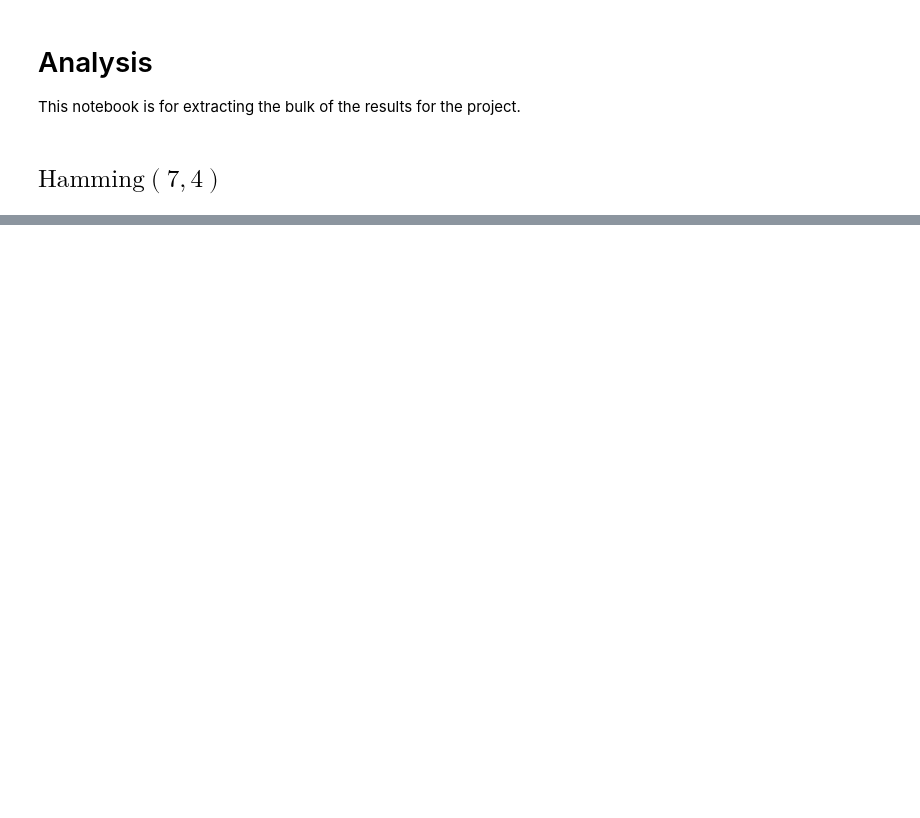
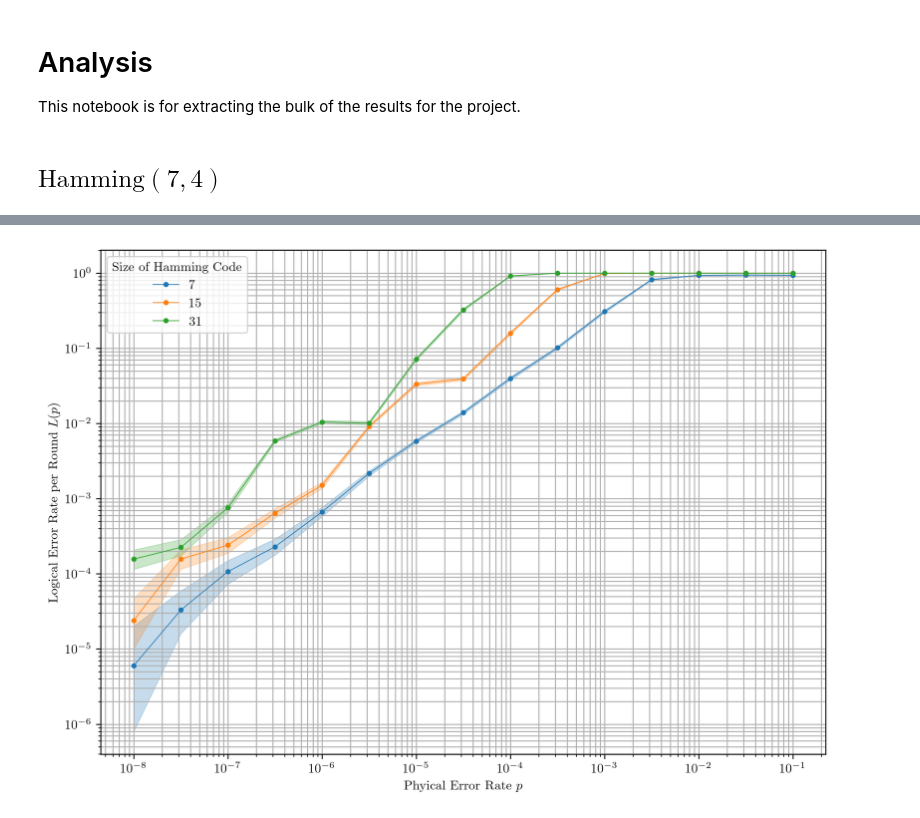
Before and after one commit to angelodibella/weave, a Jupyter notebook: Analysis.ipynb, the cells around one changed output, grey strips where cells are left out. Saved outputs shown, nothing was run; the diff lists cells and outputs as text; code cells hidden in the pictures; blank space fills up the shorter version.

```diff
--- a/Analysis.ipynb
+++ b/Analysis.ipynb
@@ -55,0 +157,10 @@ hp_code_rep_3_hamming_7_4 = model.StabilizerModel(
+# %%
+collected_hp_code_stats_spring_cross = sinter.collect(
+    num_workers=4,
+    tasks=hp_code_tasks_rep_hamming_spring_cross,
+    decoders=["bposd"],
+    custom_decoders=stimbposd.sinter_decoders(),
+    max_shots=1_000_000,
+    max_errors=5_000,
+    print_progress=True,
+)
@@ -55,0 +185,22 @@ hp_code_rep_3_hamming_7_4 = model.StabilizerModel(
+# %%
+fig = plt.figure(figsize=(10, 7))
+sinter.plot_error_rate(
+    ax=fig.gca(),
+    stats=collected_hp_code_stats_spring_cross,
+    x_func=lambda stat: stat.json_metadata["noise"],
+    group_func=lambda stat: stat.json_metadata["n"],
+    plot_args_func=lambda index, curve: {
+        "marker": ".",
+        "lw": 0.6,
+    },
+)
+# plt.ylim(1e-5, 1.2)
+# plt.xlim(8e-8, 0.12)
+plt.loglog()
+plt.xlabel("Phyical Error Rate $p$")
+plt.ylabel("Logical Error Rate per Round $L(p)$")
+plt.grid(which="major")
+plt.grid(which="minor")
+plt.legend(title="Size of Hamming Code");  # Give crossing number!
+# %% [output]
+[figure, added]
```
Also changed, not shown: parts of 10 cells of this notebook, 1 other file.
